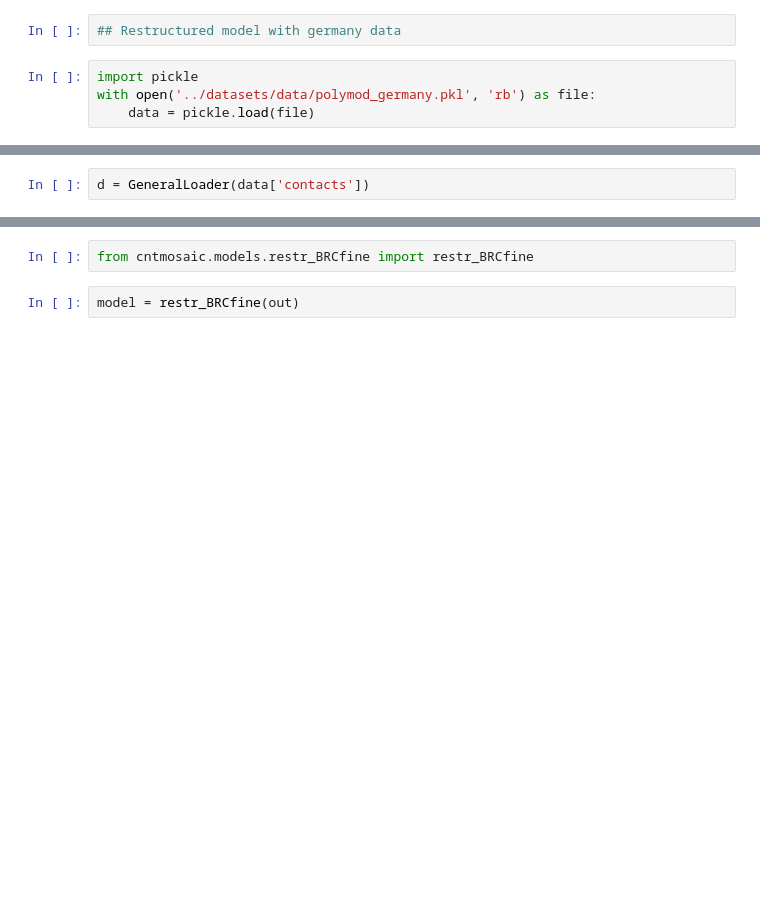
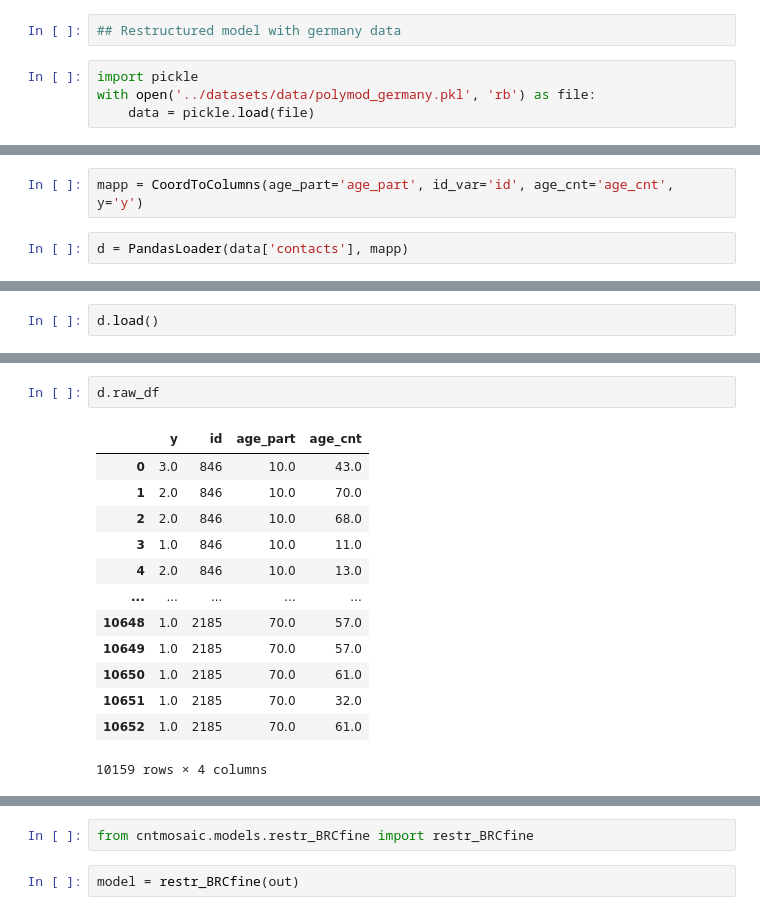
Before and after one commit to ShozenD/cntmosaic, a Jupyter notebook: cntmosaic/tutorial/germany.ipynb, the cells around one changed output, grey strips where cells are left out. Cells and saved outputs as stored; diff of their text form; blank space fills up the shorter version.

```diff
--- a/cntmosaic/tutorial/germany.ipynb
+++ b/cntmosaic/tutorial/germany.ipynb
@@ -11,2 +16,4 @@ import pandas as pd
+# %%
+mapp = CoordToColumns(age_part='age_part', id_var='id', age_cnt='age_cnt', y='y')
 # %%
-d = GeneralLoader(data['contacts'])
+d = PandasLoader(data['contacts'], mapp)
@@ -59,0 +20,2 @@ generate_input(column_map) method of cntmosaic.dataloader.loaders.GeneralLoader
+# %%
+d.load()
@@ -59,0 +33,16 @@ generate_input(column_map) method of cntmosaic.dataloader.loaders.GeneralLoader
+# %%
+d.raw_df
+# %% [output]
+|  | y | id | age_part | age_cnt |
+| 0 | 3.0 | 846 | 10.0 | 43.0 |
+| 1 | 2.0 | 846 | 10.0 | 70.0 |
+| 2 | 2.0 | 846 | 10.0 | 68.0 |
+| 3 | 1.0 | 846 | 10.0 | 11.0 |
+| 4 | 2.0 | 846 | 10.0 | 13.0 |
+| ... | ... | ... | ... | ... |
+| 10648 | 1.0 | 2185 | 70.0 | 57.0 |
+| 10649 | 1.0 | 2185 | 70.0 | 57.0 |
+| 10650 | 1.0 | 2185 | 70.0 | 61.0 |
+| 10651 | 1.0 | 2185 | 70.0 | 32.0 |
+| 10652 | 1.0 | 2185 | 70.0 | 61.0 |
+10159 rows × 4 columns
```
Also changed, not shown: parts of 21 cells of this notebook, 1 other file.
